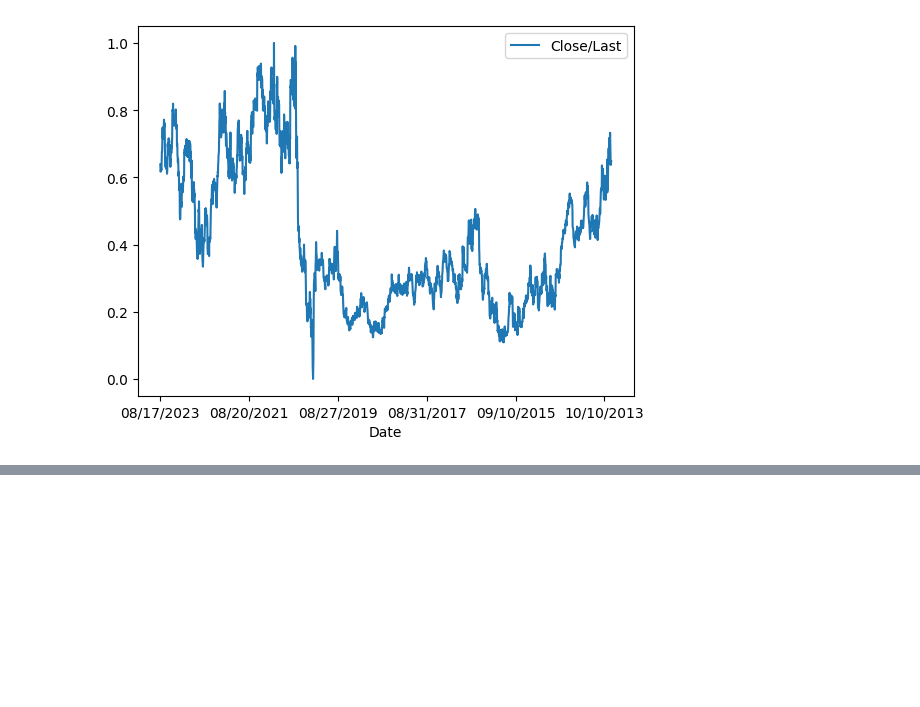
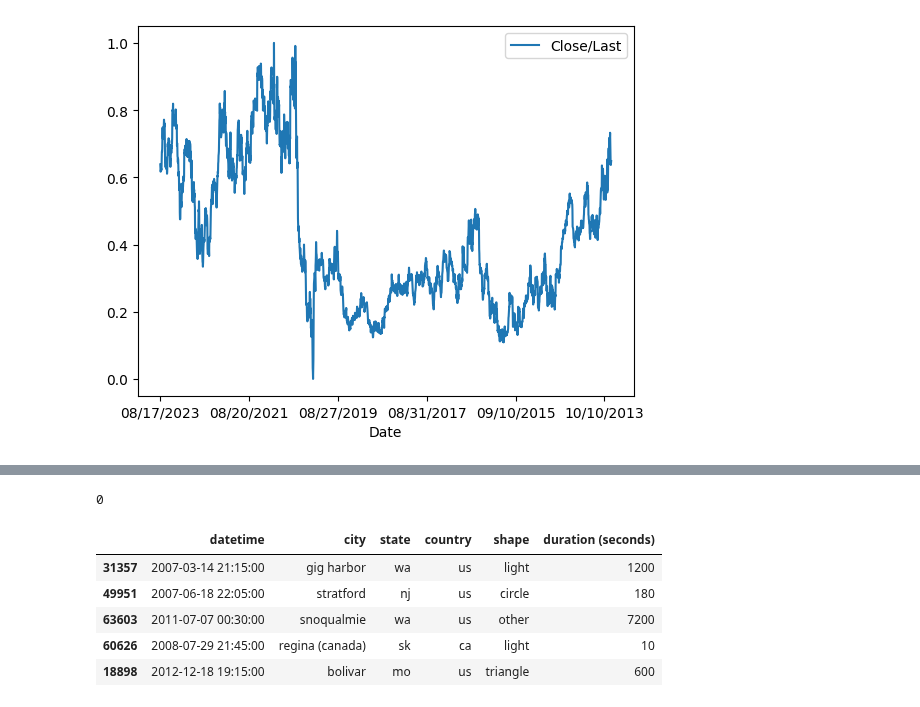
Before and after one commit to jehuhta/Intro_Data_Analytics_Huhta_Jeremy_Spring2025, a Jupyter notebook: Exercises_2_Pandas/DataAnalyticsExerciseSet2.ipynb, the cells around one changed output, grey strips where cells are left out. Cells and saved outputs as stored; diff of their text form; code cells hidden in the pictures; blank space fills up the shorter version.

```diff
--- a/Exercises_2_Pandas/DataAnalyticsExerciseSet2.ipynb
+++ b/Exercises_2_Pandas/DataAnalyticsExerciseSet2.ipynb
@@ -1082,0 +1136,22 @@ There's a list of possibly interesting datasets listed in Moodle as well.
+# %%
+# Dropping the rows which have an NaN value in country
+df = df.dropna(subset=["country"])
+
+print(df['country'].isna().sum())
+# %% [output]
+0
+# %%
+
+# Let's drop some columns.
+df = df.drop(['duration (hours/min)', 'date posted', 'latitude', 'comments'], axis=1)
+
+# Longitude has trailing/leading white spaces, so we'll drop it by column index.
+df = df.drop(df.columns[6], axis=1)
+df.head()
+# %% [output]
+|  | datetime | city | state | country | shape | duration (seconds) |
+| 31357 | 2007-03-14 21:15:00 | gig harbor | wa | us | light | 1200 |
+| 49951 | 2007-06-18 22:05:00 | stratford | nj | us | circle | 180 |
+| 63603 | 2011-07-07 00:30:00 | snoqualmie | wa | us | other | 7200 |
+| 60626 | 2008-07-29 21:45:00 | regina (canada) | sk | ca | light | 10 |
+| 18898 | 2012-12-18 19:15:00 | bolivar | mo | us | triangle | 600 |
```
Also changed, not shown: parts of 18 cells of this notebook, 3 other files.
